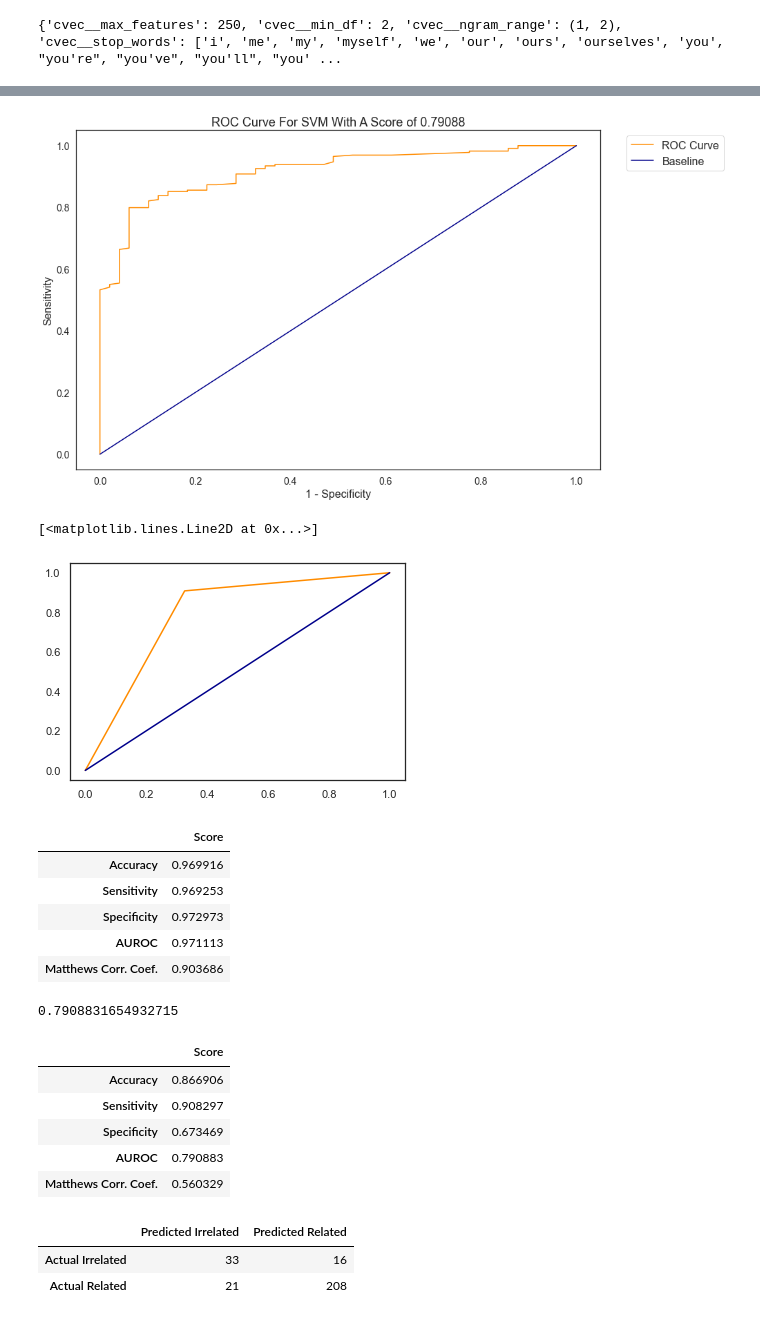
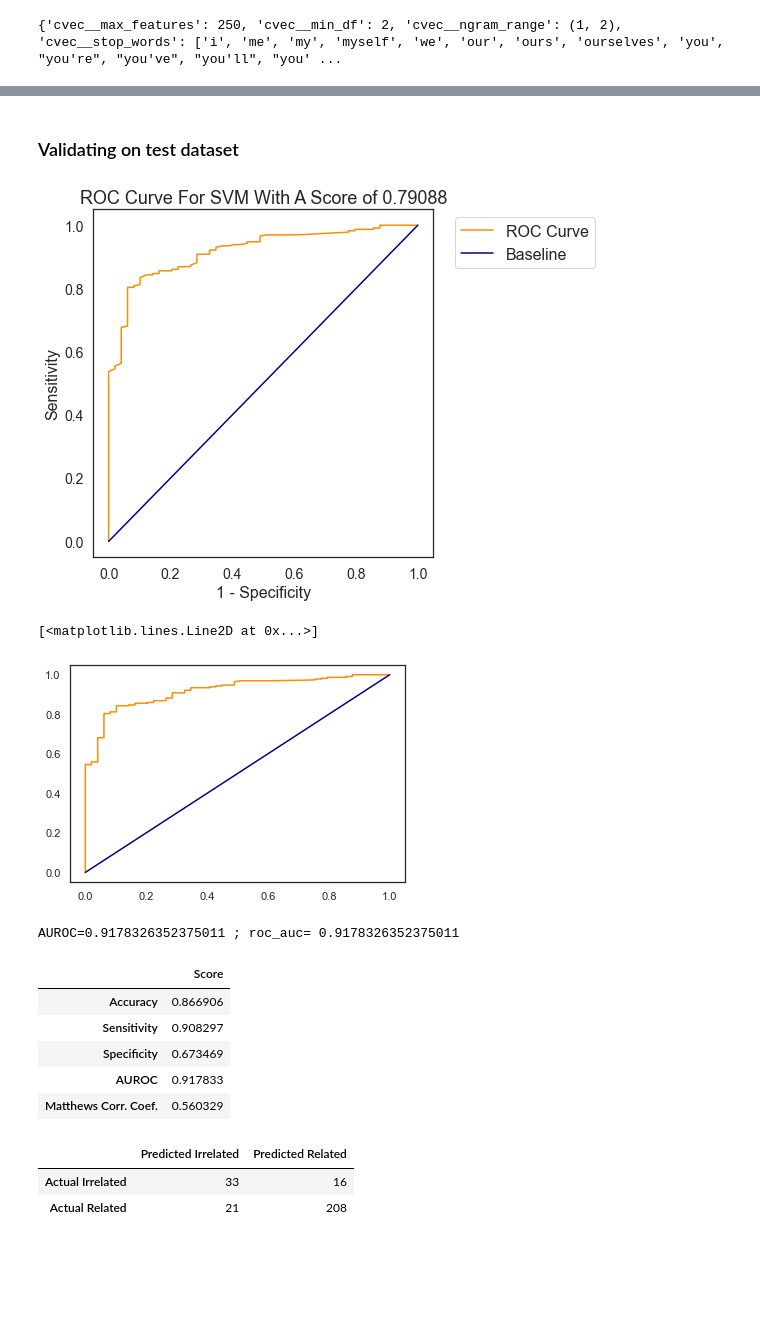
Before and after one commit to vivianyiny/eczema, a Jupyter notebook: Preprocessing & Modeling_tuning.ipynb, the cells around one changed output, grey strips where cells are left out. Cells and saved outputs as stored; diff of their text form; code cells hidden in the pictures; blank space fills up the shorter version.

```diff
--- a/Preprocessing & Modeling_tuning.ipynb
+++ b/Preprocessing & Modeling_tuning.ipynb
@@ -214,9 +214,9 @@ cvec_pipe_params = {"cvec__max_features": [250],
                     "cvec__ngram_range" : [(1,2)],
                     "cvec__stop_words"  : [stopwords],
                     "cvec__min_df"      : [2],
-                    "svc__C"            : [1.8,2,2.2],
+                    "svc__C"            : [2,1.2,2.3],
                     "svc__kernel"       : ["linear"],
-                    "svc__gamma"        : [0.0001,0.00025,0.005],
+                    "svc__gamma"        : ['scale'],
                     "svc__probability"  : [True]}
 
 # Instantiating the grid search
@@ -247,42 +256,48 @@ cvec_svc_preds       = cvec_svc_gs.predict(X_test)
+# %% [markdown]
+### Validating on test dataset
 # %%
+# Generating test predictions
+
+cvec_svc_preds       = cvec_svc_gs.predict(X_test)
+
+cvec_svc_proba=cvec_svc_gs.predict_proba(X_test)[:,1]
+
+# plot test roc_curve#1
 graphs.roc_curve(model_prob  = cvec_svc_gs,
                  X_test      = X_test,
                  y_test      = y_test,
                  y_predicted = cvec_svc_preds,
                  title       = "ROC Curve For SVM",
-                 dim         = (14,8))
+                 dim         = (8,6))
 # %% [output]
-[figure, old version]
+[figure, new version]
 # %%
-fprs,tprs,thresholds = roc_curve(y_test, cvec_svc_preds)
-plt.plot(fprs,tprs,color='darkorange')
+# plot test roc_curve#2
+
+cfprs,ctprs,cthresholds = roc_curve(y_test, cvec_svc_proba)
+plt.plot(cfprs,ctprs,color='darkorange')
 plt.plot([0,1],[0,1],color='darkblue')
 # %% [output]
 [<matplotlib.lines.Line2D at 0x...>]
-[figure, old version]
+[figure, new version]
-# %%
-# Training metrics
-
-metrics.binary_classification_summary(y_train, cvec_svc_train_preds)
-# %% [output]
-|  | Score |
-| Accuracy | 0.969916 |
-| Sensitivity | 0.969253 |
-| Specificity | 0.972973 |
-| AUROC | 0.971113 |
-| Matthews Corr. Coef. | 0.903686 |
 # %%
 # Test metrics
-print(roc_auc_score(y_test, cvec_svc_preds))
 
-metrics.binary_classification_summary(y_test, cvec_svc_preds)
+AUROC = auc(cfprs,ctprs)
+
+roc_auc=roc_auc_score(y_test, cvec_svc_proba)
+
+print('AUROC={} ; roc_auc= {} '.format(AUROC,roc_auc))
+
+
+metrics.binary_classification_summary(y_test, cvec_svc_preds,cvec_svc_proba)
 # %% [output]
-0.7908831654932715
+AUROC=0.9178326352375011 ; roc_auc= 0.9178326352375011
 |  | Score |
 | Accuracy | 0.866906 |
 | Sensitivity | 0.908297 |
 | Specificity | 0.673469 |
-| AUROC | 0.790883 |
+| AUROC | 0.917833 |
 | Matthews Corr. Coef. | 0.560329 |
 # %%
 # Generating a confusion matrix on the test results
```
Also changed, not shown: parts of 11 cells of this notebook, 1 other file.
